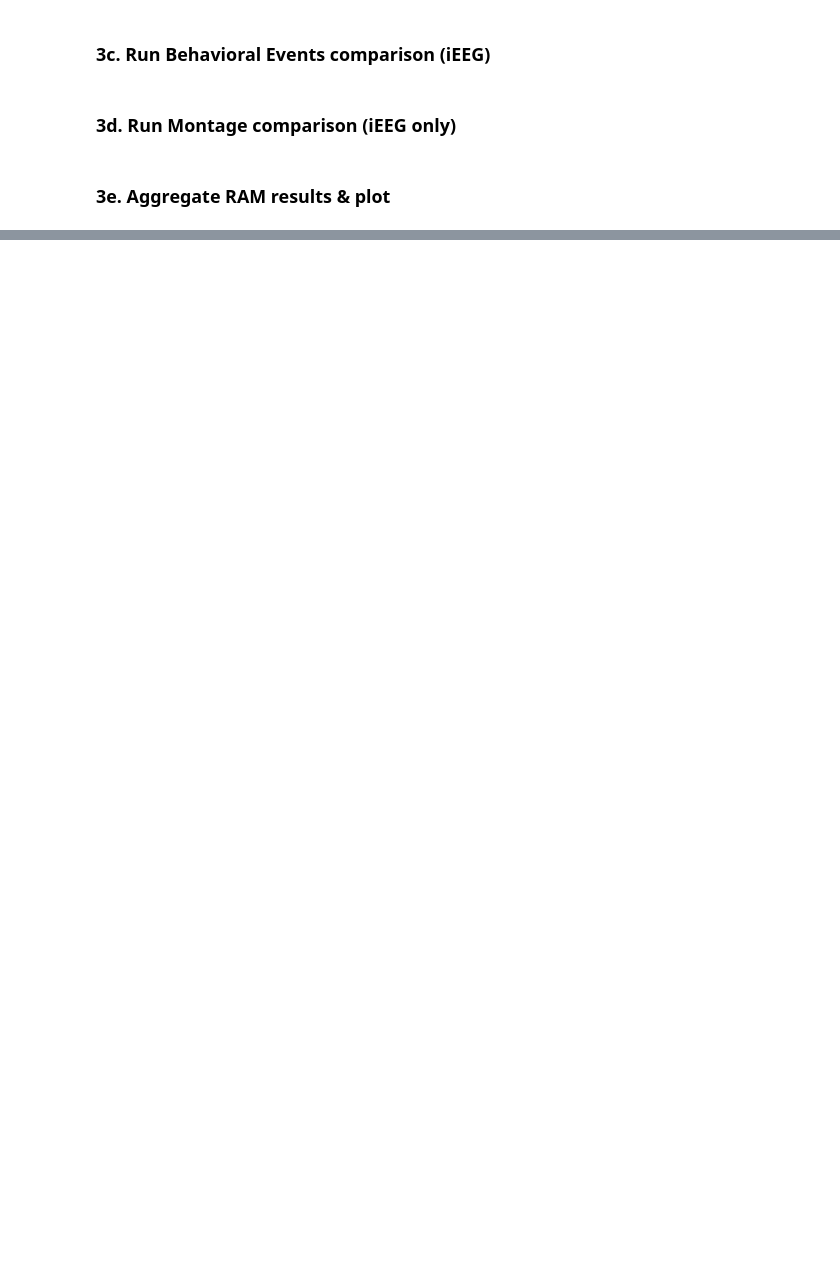
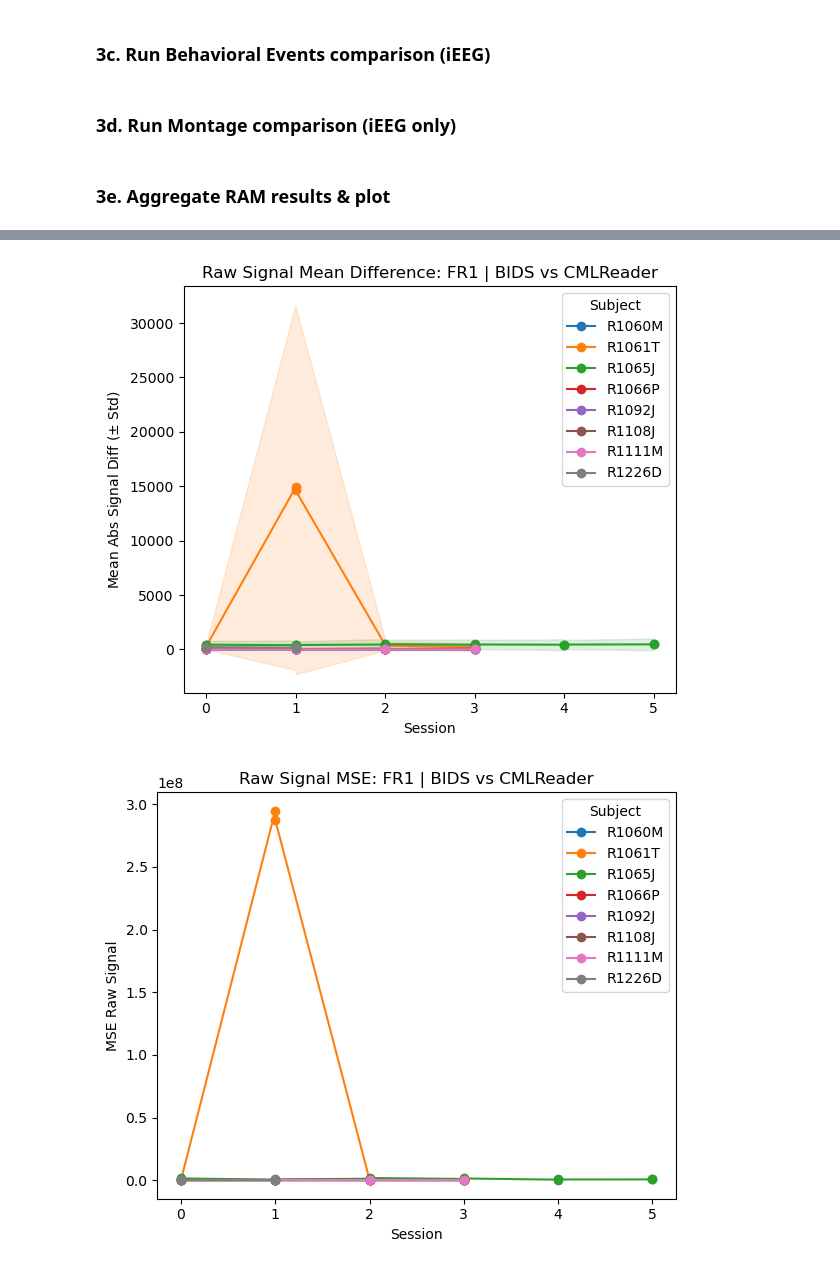
Before and after one commit to pennmem/EEGLoaderQualityCheck, a Jupyter notebook: compare_cml_bids.ipynb, the cells around one changed output, grey strips where cells are left out. Saved outputs shown, nothing was run; the diff lists cells and outputs as text; code cells hidden in the pictures; blank space fills up the shorter version.

Commit message:
finished comparing FR1, need to figure out how to account for int and rounding and converting units

```diff
--- a/compare_cml_bids.ipynb
+++ b/compare_cml_bids.ipynb
@@ -281,7 +338,7 @@ for _, row in df_ram.iterrows():
                 localization=loc, montage=mon,
                 acquisition=acq,
             ).run()
-            tag = "SKIP" if result.get("skipped") else "DONE"
+            tag = "SKIP" if isinstance(result, dict) and result.get("skipped") else "DONE"
             print(f"[{tag}] Raw/{acq}  | {sub} | {exp} | {sess}")
         except Exception as e:
             print(f"[FAIL] Raw/{acq}  | {sub} | {exp} | {sess}: {e}")
@@ -295,7 +352,7 @@ for _, row in df_ram.iterrows():
                 acquisition=acq,
                 tmin=tmin, tmax=tmax,
             ).run()
-            tag = "SKIP" if result.get("skipped") else "DONE"
+            tag = "SKIP" if isinstance(result, dict) and result.get("skipped") else "DONE"
             print(f"[{tag}] Epoch/{acq} | {sub} | {exp} | {sess}")
         except Exception as e:
             print(f"[FAIL] Epoch/{acq} | {sub} | {exp} | {sess}: {e}")
@@ -313,7 +423,7 @@ for _, row in df_ram.iterrows():
             skip_if_exists=SKIP_IF_EXISTS,
             localization=loc, montage=mon,
         ).run()
-        tag = "SKIP" if result.get("skipped") else "DONE"
+        tag = "SKIP" if isinstance(result, dict) and result.get("skipped") else "DONE"
         print(f"[{tag}] Events | {sub} | {exp} | {sess}")
     except Exception as e:
         print(f"[FAIL] Events | {sub} | {exp} | {sess}: {e}")
@@ -333,14 +443,14 @@ for _, row in df_ram.iterrows():
                 localization=loc, montage=mon,
                 acquisition=acq,
             ).run()
-            tag = "SKIP" if result.get("skipped") else "DONE"
+            tag = "SKIP" if isinstance(result, dict) and result.get("skipped") else "DONE"
             print(f"[{tag}] Montage/{acq} | {sub} | {exp} | {sess}")
         except Exception as e:
             print(f"[FAIL] Montage/{acq} | {sub} | {exp} | {sess}: {e}")
 # %% [markdown]
 ### 3e. Aggregate RAM results & plot
 # %%
-ram_final = "ram_final/"
+ram_final = "ram_final_unit_convert_round/"
 os.makedirs(ram_final, exist_ok=True)
 
 FILE_CATEGORIES_RAM = [
@@ -371,16 +501,27 @@ for cat in FILE_CATEGORIES_RAM:
 # %%
 # --- Raw signal plots ---
 if "df_raw_summary" in ram_dfs:
     plot_comparison_results(ram_dfs["df_raw_summary"], "mean_abs_diff", "std_diff", col_label="Mean Abs Signal Diff", title="Raw Signal Mean Difference")
     plot_comparison_results(ram_dfs["df_raw_summary"], "mse", col_label="MSE Raw Signal", title="Raw Signal MSE")
     plot_comparison_results(ram_dfs["df_raw_summary"], "n_exact_diff_channels", title="Raw Signal Number of Differing EEG Channels (No Tolerance)")
     plot_comparison_results(ram_dfs["df_raw_summary"], "n_close_diff_channels", title="Raw Signal Number of Differing EEG Channels (Tolerance)")
 
+if "df_epoch" in ram_dfs:
+    plot_comparison_results(ram_dfs["df_epoch_summary"], "mean_abs_diff", "std_diff", col_label="Mean Abs Signal Diff", title="Epochs Mean Difference")
+    plot_comparison_results(ram_dfs["df_epoch_summary"], "mse", col_label="MSE Epochs", title="Raw Signal MSE")
+    plot_comparison_results(ram_dfs["df_epoch_summary"], "n_exact_diff_channels", title="Epochs Number of Differing EEG Channels (No Tolerance)")
+    plot_comparison_results(ram_dfs["df_epoch_summary"], "n_close_diff_channels", title="Epochs Number of Differing EEG Channels (Tolerance)")
+
 # --- Time coord plots ---
 if "df_time" in ram_dfs:
-    plot_comparison_results(ram_dfs["df_time"], "mean_abs_time_diff", "std_time_diff", col_label="Mean Abs Time Diff", title="Time Indices Mean Difference")
-    plot_comparison_results(ram_dfs["df_time"], "mse_time", col_label="MSE Time", title="Time Indices MSE")
+    plot_comparison_results(ram_dfs["df_time"], "mean_abs_time_diff", "std_time_diff", col_label="Mean Abs Time Diff", title="Raw Signal Time Indices Mean Difference")
+    plot_comparison_results(ram_dfs["df_time"], "mse_time", col_label="MSE Time", title="Raw Signal Time Indices MSE")
+    plot_comparison_results(ram_dfs["df_epoch_time"], "mean_abs_time_diff", "std_time_diff", col_label="Mean Abs Time Diff", title="Epochs Time Indices Mean Difference")
+    plot_comparison_results(ram_dfs["df_epoch_time"], "mse_time", col_label="MSE Time", title="Epochs Time Indices MSE")
 
 # --- Behavioral plots ---
 if "df_behavior_summary" in ram_dfs:
     plot_comparison_results(ram_dfs["df_behavior_summary"], "n_differing_columns", title="Events Number of Differing Columns")
+# %% [output]
+[figure, added]
+[figure, added]
```
Also changed, not shown: parts of 10 cells of this notebook, 8 other files.
